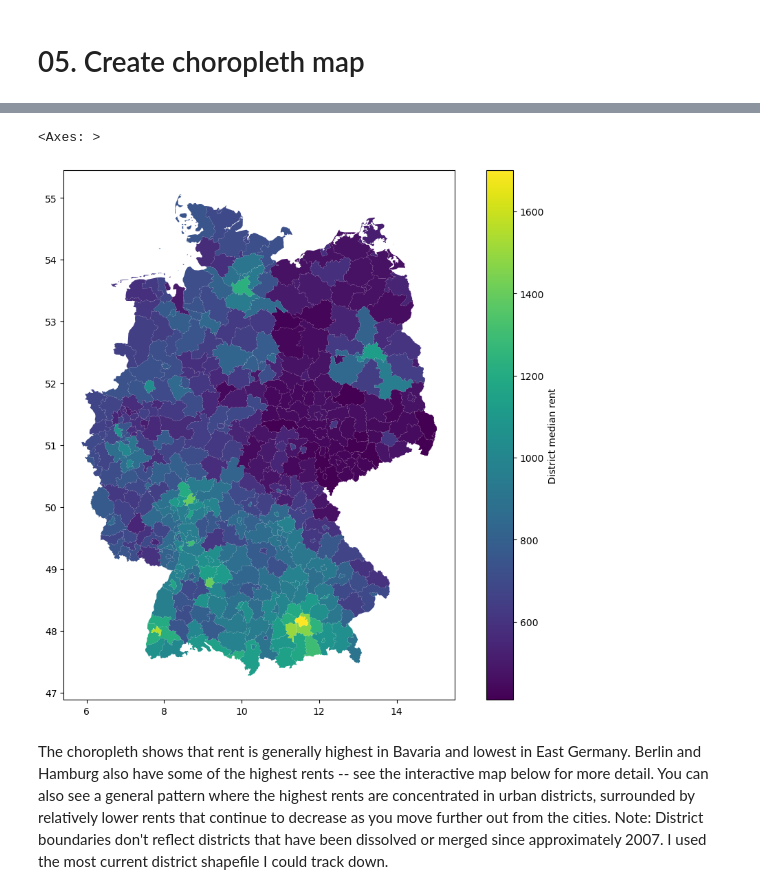
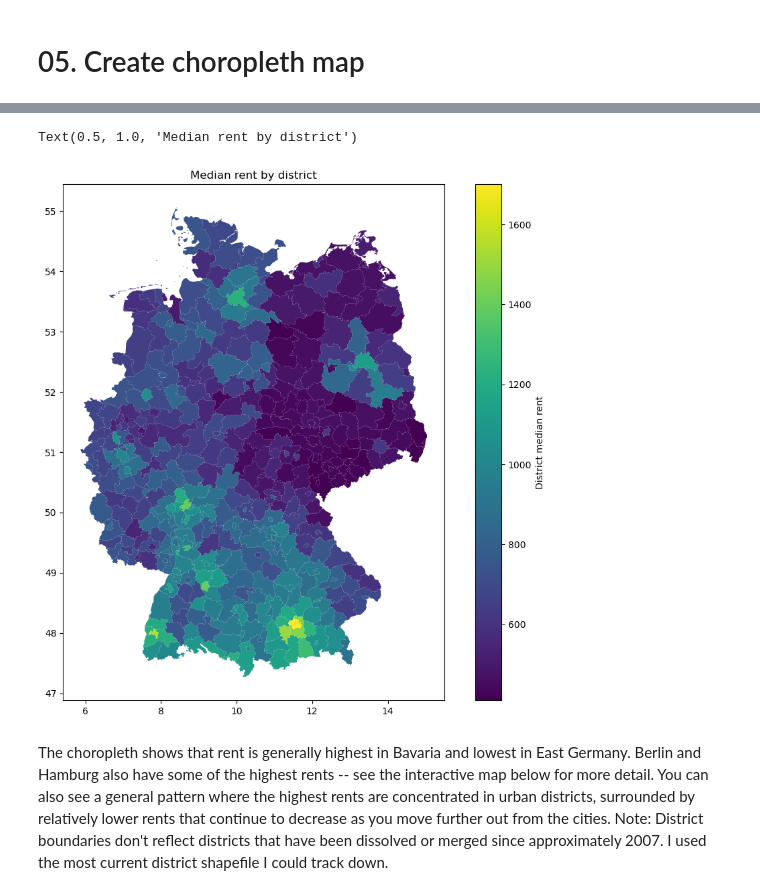
Before and after one commit to jacymarmaduke/rent-analysis, a Jupyter notebook: scripts/09. Geographic analysis (rent by district).ipynb, the cells around one changed output, grey strips where cells are left out. Saved outputs shown, nothing was run; the diff lists cells and outputs as text; code cells hidden in the pictures.

```diff
--- a/scripts/09. Geographic analysis (rent by district).ipynb
+++ b/scripts/09. Geographic analysis (rent by district).ipynb
@@ -287,13 +321,14 @@ map_data = map_data.rename(columns={'NAME_3':'district'})
 # %%
 import mapclassify
 fig, ax = plt.subplots(figsize=(12, 10))
 
 map_data.plot(column='median rent',
          legend=True, legend_kwds={"label": "District median rent", "orientation": "vertical"},
         ax=ax)
+plt.title("Median rent by district")
 # %% [output]
-<Axes: >
+Text(0.5, 1.0, 'Median rent by district')
-[figure, old version]
+[figure, new version]
 # %% [markdown]
 The choropleth shows that rent is generally highest in Bavaria and lowest in East Germany. Berlin and Hamburg also have some of the highest rents -- see the interactive map below for more detail. You can also see a general pattern where the highest rents are concentrated in urban districts, surrounded by relatively lower rents that continue to decrease as you move further out from the cities.
 Note: District boundaries don't reflect districts that have been dissolved or merged since approximately 2007. I used the most current district shapefile I could track down.
```
Also changed, not shown: parts of 14 cells of this notebook.
